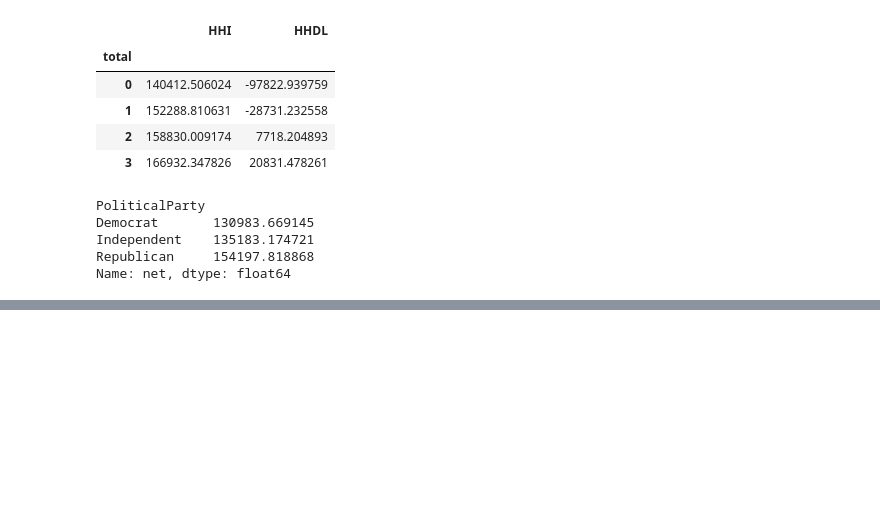
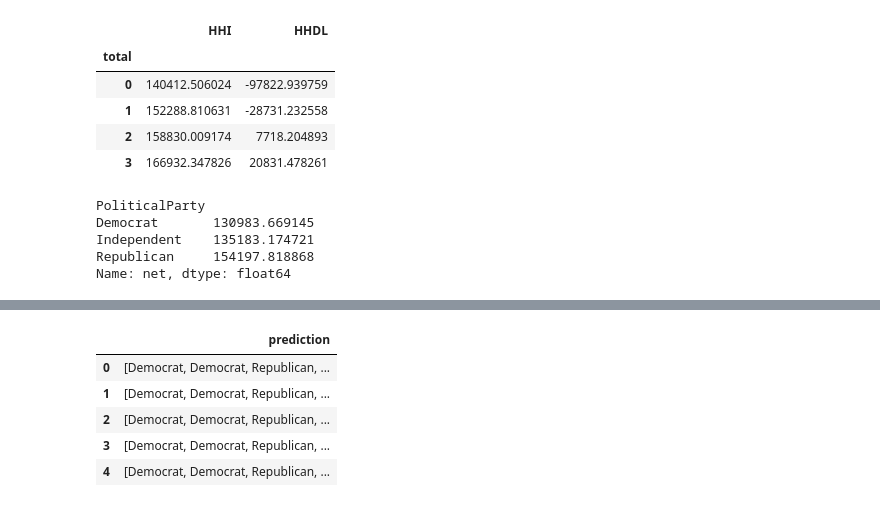
Before and after one commit to kundank191/Hacktoberfest22, a Jupyter notebook: Overall ML/ML.ipynb, the cells around one changed output, grey strips where cells are left out. Cells and saved outputs as stored; diff of their text form; code cells hidden in the pictures; blank space fills up the shorter version.

```diff
--- a/Overall ML/ML.ipynb
+++ b/Overall ML/ML.ipynb
@@ -137,0 +199,21 @@ TypeError: fit_transform() missing 1 required positional argument: 'y'
+# %%
+test['total'] = test['Filed in 2015'] + test['Filed in 2016'] + test['Filed in 2017']
+test['net'] = test['HHI'] + test['HHDL']
+# %%
+test = test.drop(['ID'],axis=1)
+test = scaler.transform(test)
+# %%
+predictions = models[4].predict(test)
+# %%
+pred = []
+for idx in predictions:
+    pred.append(labels[predictions])
+ss = pd.DataFrame({'prediction':pred})
+ss.head()
+# %% [output]
+|  | prediction |
+| 0 | [Democrat, Democrat, Republican, ... |
+| 1 | [Democrat, Democrat, Republican, ... |
+| 2 | [Democrat, Democrat, Republican, ... |
+| 3 | [Democrat, Democrat, Republican, ... |
+| 4 | [Democrat, Democrat, Republican, ... |
```
Also changed, not shown: parts of 6 cells of this notebook, 1 other file.
